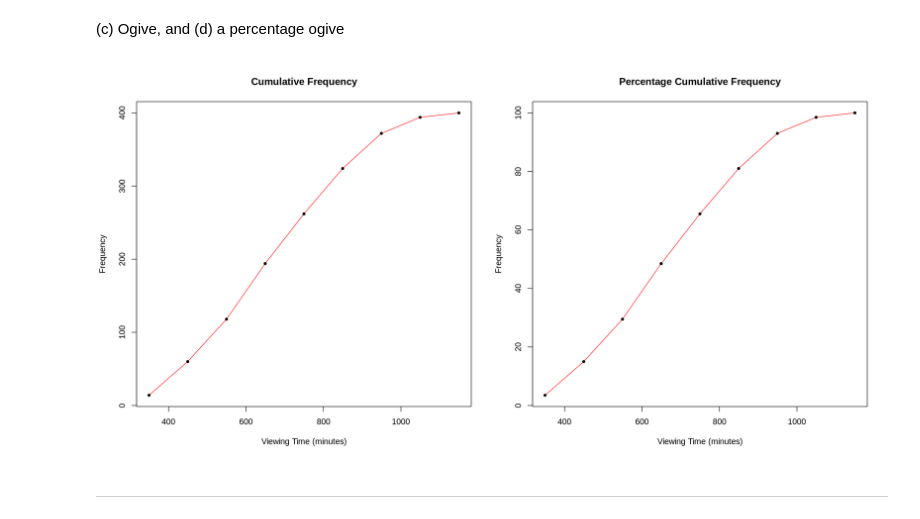
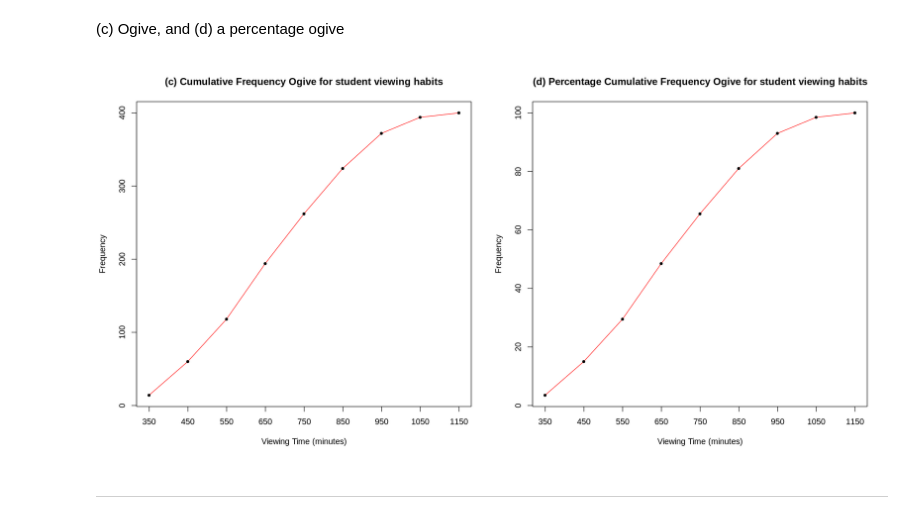
Before and after one commit to jbennett7/Statistics, a Jupyter notebook: 02 Chapter 2 Frequency Distributions/03 Supplementary Problems/Supplementary problems.ipynb, the cells around one changed output. Drawn from its saved outputs; the diff is of its cells as text; code cells hidden in the pictures.

```diff
--- a/02 Chapter 2 Frequency Distributions/03 Supplementary Problems/Supplementary problems.ipynb
+++ b/02 Chapter 2 Frequency Distributions/03 Supplementary Problems/Supplementary problems.ipynb
@@ -77,19 +101,20 @@ cat("(j) The percentage of students whose viewing times are at least 500 minuts
 ## Problem 2-21
 Construct (a) a histogram and (b) a frequency polygon corresponding to the frequency distribution of Table [2.15](#Table-2-15).
 # %%
-p2.21.breaks <- seq(299.5, 1199.5, by=100)
+p2.21.breaks <- seq(300, 1200, by=100)
 p2.21.f <- as.vector(Table.2.15[,2])
-p2.21.h <- list(breaks=p2.21.breaks, counts=p2.21.f, density=p2.21.f/diff(p2.21.breaks), xname="Minutes", yname="Frequency")
-class(p2.21.h) <- "histogram"
-p2.21.marks <- seq(349.5, 1149.5, by=100)
+p2.21.marks <- seq(350, 1150, by=100)
+p2.21.table <- data.frame(Minutes=p2.21.marks, Freq=p2.21.f)
+p2.21.vector <- as.vector(rep(p2.21.table$Minutes, p2.21.table$Freq))
 # %% [markdown]
 ### Solution 2-21
 <a id="Figure-p2-21"></a>
 # %%
 par(mfrow=c(1,2))
 options(repr.plot.width=16, repr.plot.height=8)
-plot(p2.21.h, main="Viewing Time")
-plot(p2.21.marks, p2.21.f, type="l", col="red", xlab="Minutes", ylab="Frequency", main="Viewing Time")
+p2.21.hist <- hist(p2.21.vector, main="Histogram of studentb TV viewing habits", xlab="Viewing time (minutes)")
+plot(p2.21.marks, p2.21.f, xaxp=c(350, 1150, 8), type="l", col="red", xlab="Viewing time (minutes)", ylab="Frequency",
+     main="Frequency polygon of student TV viewing habits")
 points(p2.21.marks, p2.21.f, pch=20)
 options(repr.plot.width=7, repr.plot.height=7)
 # %% [output]
@@ -103,9 +128,8 @@ For the data in Table [2.15](#Table-2-15) of Problem [2.20](#Problem-2-20), cons
 ### Solution 2-22
 <a id="Figure-P2-22"></a>
 # %%
-p2.22.breaks <- seq(299.5, 1199.5, by=100)
+p2.22.breaks <- seq(300, 1200, by=100)
 p2.22.f.relative <- as.vector(Table.2.15[,2])/sum(Table.2.15[,2])*100
-P2.22.table <- data.frame(Viewing.Time=Table.2.15$Viewing.Time, Pct.of.Students=p2.22.f.relative)
-p2.22.h <- list(breaks=p2.22.breaks, counts=p2.22.f.relative, xname="Minutes", yname="Relative Frequency")
-class(p2.22.h) <- "histogram"
-p2.22.marks <- seq(349.5, 1149.5, by=100)
+p2.22.marks <- seq(350, 1150, by=100)
+p2.22.table <- data.frame(Minutes=p2.22.marks, Rel.Freq=p2.22.f.relative)
+p2.22.vector <- as.vector(rep(p2.22.table$Minutes, p2.22.table$Rel.Freq))
@@ -139,16 +167,16 @@ options(repr.plot.width=7, repr.plot.height=7)
 ## Problem 2-23
 For the data in Table [2.15](#Table-2-15), construct (a) a cumulative-frequency distribution, (b) a percentage cumulative distribution, (c) an ogive, and (d) a percentage ogive. (Note that unless otherwise specified, a cumulative distribution refers to one made on a "less than" basis.)
 # %%
-# insert 0 at the beginning of vector for values less than first class interval.
-p2.23.cumsum <- c( 0, cumsum(Table.2.15[,2]))
+# insert 0 at the beginning of vector for values less than first class interval.b
+p2.23.cumsum <- c(0, cumsum(Table.2.15[,2]))
 p2.23.pct.cumsum <- round(p2.23.cumsum/sum(Table.2.15[,2])*100,2)
 p2.23.marks <- seq(349.5, 1149.5, by=100)
 p2.23.viewing.time <- as.factor(c("less than 300", "less than 400", "less than 500",
                                   "less than 600", "less than 700", "less than 800",
                                   "less than 900", "less than 1000", "less than 1100",
                                   "less than 1200"))
-P2.23.table <- data.frame(Viewing.Time=p2.23.viewing.time, Number.of.Students=p2.23.cumsum)
-P2.23.table.2 <- data.frame(Viewing.Time=p2.23.viewing.time, Percent.of.Students=p2.23.pct.cumsum)
+p2.23.table <- data.frame(Viewing.Time=p2.23.viewing.time, Number.of.Students=p2.23.cumsum)
+p2.23.table.2 <- data.frame(Viewing.Time=p2.23.viewing.time, Percent.of.Students=p2.23.pct.cumsum)
 # %% [markdown]
 (a) Cumulative-frequency distribution
 # %%
@@ -190,16 +218,18 @@ A data.frame: 10 × 2
 # %%
 # Remove the inserted 0 when constructing the ogives.
 cumsum <- p2.23.cumsum[2:length(p2.23.cumsum)]
 pct.cumsum <- p2.23.pct.cumsum[2:length(p2.23.cumsum)]
 par(mfrow=c(1,2))
 options(repr.plot.width=16, repr.plot.height=8)
-plot(p2.23.marks,cumsum,type="l",col="red",main="Cumulative Frequency",xlab="Viewing Time (minutes)",ylab="Frequency")
-points(p2.23.marks,cumsum,pch=20)
-plot(p2.23.marks,pct.cumsum,type="l",col="red",main="Percentage Cumulative Frequency", xlab="Viewing Time (minutes)",ylab="Frequency")
+plot(p2.23.marks, cumsum, xaxp=c(350, 1150, 8), type="l", col="red", main="(c) Cumulative Frequency Ogive for student viewing habits",
+     xlab="Viewing Time (minutes)", ylab="Frequency")
+points(p2.23.marks, cumsum, pch=20)
+plot(p2.23.marks,pct.cumsum, xaxp=c(350, 1150, 8), type="l", col="red", main="(d) Percentage Cumulative Frequency Ogive for student viewing habits",
+     xlab="Viewing Time (minutes)",ylab="Frequency")
 points(p2.23.marks,pct.cumsum,pch=20)
 options(repr.plot.width=7, repr.plot.height=7)
 # %% [output]
-[figure, old version]
+[figure, new version]
 # %% [markdown]
 ---
 # %% [markdown]
```
Also changed, not shown: parts of 40 cells of this notebook, 1 other file.
